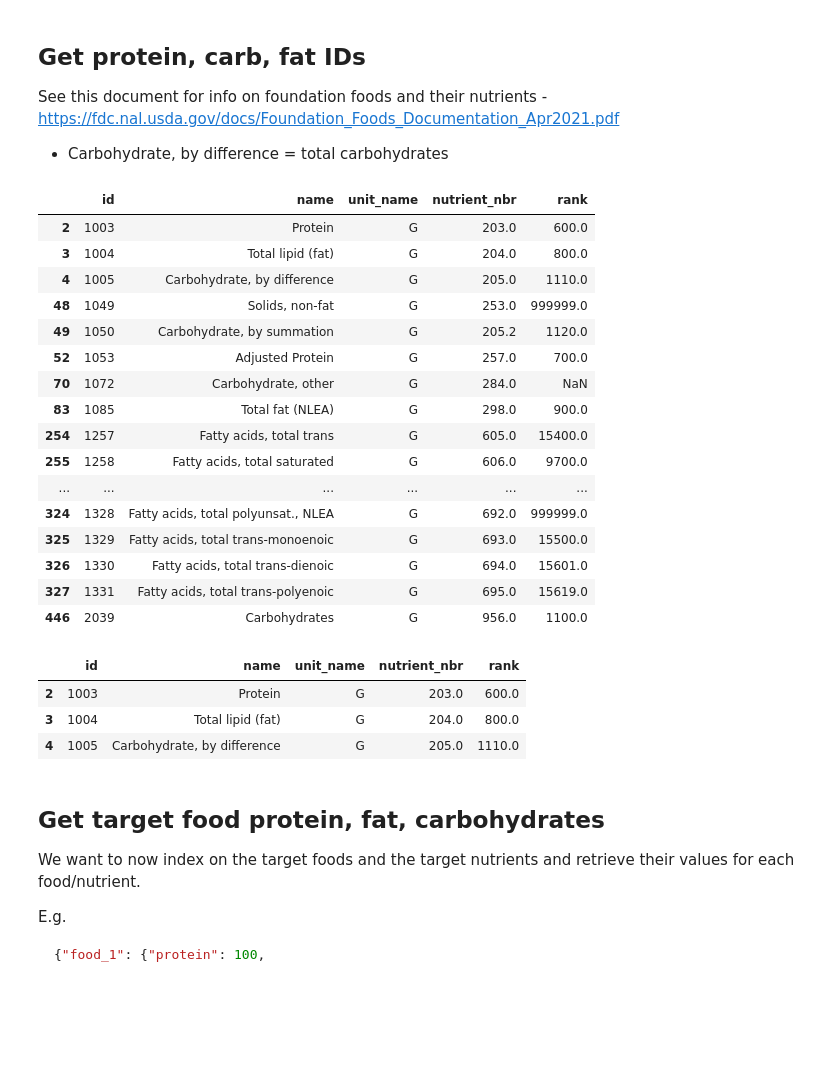
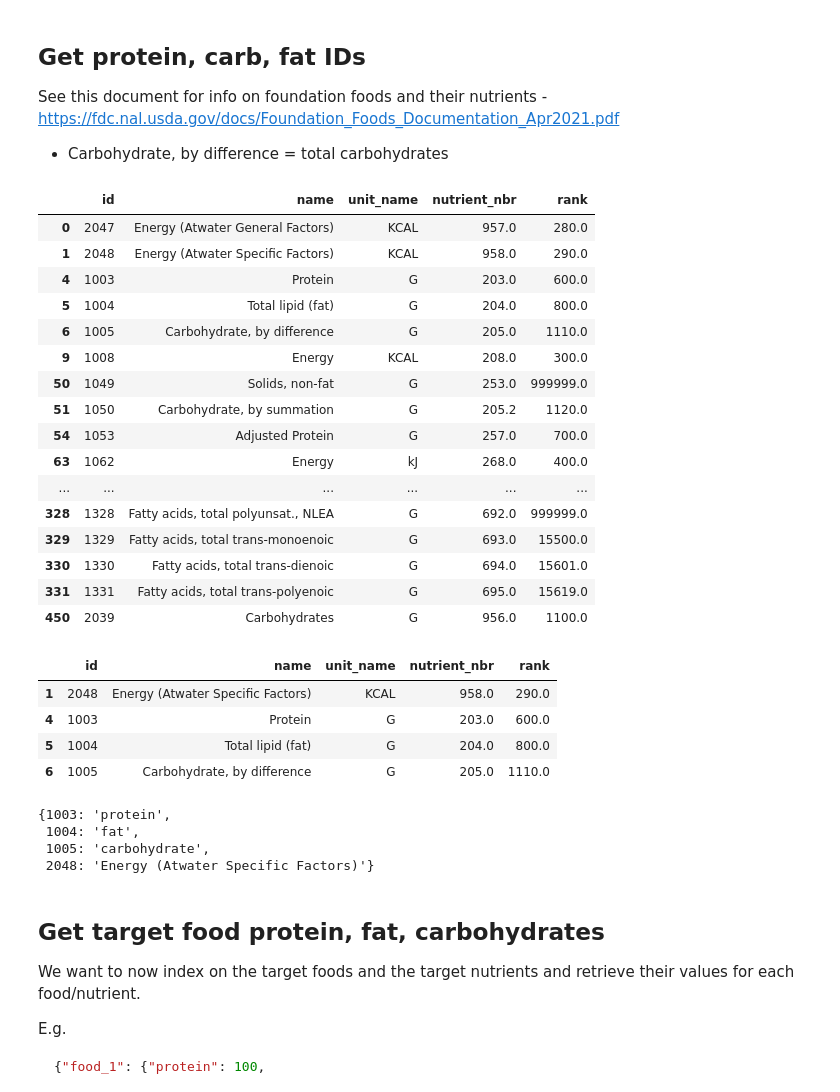
Before and after one commit to PaingLinHtike/Nutrify, a Jupyter notebook: data_exploration/usda_food_data_exploration.ipynb, the cells around one changed output. Cells and saved outputs as stored; diff of their text form; code cells hidden in the pictures; blank space fills up the shorter version.

Commit message:
add atwater specific factors

```diff
--- a/data_exploration/usda_food_data_exploration.ipynb
+++ b/data_exploration/usda_food_data_exploration.ipynb
@@ -14,11 +14,11 @@ import matplotlib.pyplot as plt
 ## Get Data
 # %%
 # Import databases
-food = pd.read_csv("data/FoodData_Central_foundation_food_csv_2021-04-28/food.csv")
-food_survey = pd.read_csv("data/FoodData_Central_survey_food_csv_2020-10-30/food.csv")
-nutrient = pd.read_csv("data/FoodData_Central_Supporting_Data_csv_2021-04-28/nutrient.csv")
-food_nutrient = pd.read_csv("data/FoodData_Central_foundation_food_csv_2021-04-28/food_nutrient.csv")
-food_nutrient_survey = pd.read_csv("data/FoodData_Central_survey_food_csv_2020-10-30/food_nutrient.csv")
+food = pd.read_csv("data/FoodData_Central_foundation_food_csv_2026-04-30/food.csv")
+food_survey = pd.read_csv("data/FoodData_Central_survey_food_csv_2024-10-31/food.csv")
+nutrient = pd.read_csv("data/FoodData_Central_Supporting_Data_csv_2022-10-28/nutrient.csv")
+food_nutrient = pd.read_csv("data/FoodData_Central_foundation_food_csv_2026-04-30/food_nutrient.csv")
+food_nutrient_survey = pd.read_csv("data/FoodData_Central_survey_food_csv_2024-10-31/food_nutrient.csv")
 
 print(len(food), len(food_survey), len(nutrient), len(food_nutrient), len(food_nutrient_survey))
 
@@ -355,38 +386,51 @@ See this document for info on foundation foods and their nutrients - https://fdc
 # %%
 nutrient[(nutrient["name"].str.contains("protein", case=False)) | \
          (nutrient["name"].str.contains("carbohydrate", case=False)) | \
-         (nutrient["name"].str.contains("fat", case=False))]
+         (nutrient["name"].str.contains("fat", case=False)) | \
+         (nutrient["name"].str.contains("energy", case=False))]
 # %% [output]
 |  | id | name | unit_name | nutrient_nbr | rank |
-| 2 | 1003 | Protein | G | 203.0 | 600.0 |
-| 3 | 1004 | Total lipid (fat) | G | 204.0 | 800.0 |
-| 4 | 1005 | Carbohydrate, by difference | G | 205.0 | 1110.0 |
-| 48 | 1049 | Solids, non-fat | G | 253.0 | 999999.0 |
-| 49 | 1050 | Carbohydrate, by summation | G | 205.2 | 1120.0 |
-| 52 | 1053 | Adjusted Protein | G | 257.0 | 700.0 |
-| 70 | 1072 | Carbohydrate, other | G | 284.0 | NaN |
-| 83 | 1085 | Total fat (NLEA) | G | 298.0 | 900.0 |
-| 254 | 1257 | Fatty acids, total trans | G | 605.0 | 15400.0 |
-| 255 | 1258 | Fatty acids, total saturated | G | 606.0 | 9700.0 |
+| 0 | 2047 | Energy (Atwater General Factors) | KCAL | 957.0 | 280.0 |
+| 1 | 2048 | Energy (Atwater Specific Factors) | KCAL | 958.0 | 290.0 |
+| 4 | 1003 | Protein | G | 203.0 | 600.0 |
+| 5 | 1004 | Total lipid (fat) | G | 204.0 | 800.0 |
+| 6 | 1005 | Carbohydrate, by difference | G | 205.0 | 1110.0 |
+| 9 | 1008 | Energy | KCAL | 208.0 | 300.0 |
+| 50 | 1049 | Solids, non-fat | G | 253.0 | 999999.0 |
+| 51 | 1050 | Carbohydrate, by summation | G | 205.2 | 1120.0 |
+| 54 | 1053 | Adjusted Protein | G | 257.0 | 700.0 |
+| 63 | 1062 | Energy | kJ | 268.0 | 400.0 |
 | ... | ... | ... | ... | ... | ... |
-| 324 | 1328 | Fatty acids, total polyunsat., NLEA | G | 692.0 | 999999.0 |
-| 325 | 1329 | Fatty acids, total trans-monoenoic | G | 693.0 | 15500.0 |
-| 326 | 1330 | Fatty acids, total trans-dienoic | G | 694.0 | 15601.0 |
-| 327 | 1331 | Fatty acids, total trans-polyenoic | G | 695.0 | 15619.0 |
-| 446 | 2039 | Carbohydrates | G | 956.0 | 1100.0 |
+| 328 | 1328 | Fatty acids, total polyunsat., NLEA | G | 692.0 | 999999.0 |
+| 329 | 1329 | Fatty acids, total trans-monoenoic | G | 693.0 | 15500.0 |
+| 330 | 1330 | Fatty acids, total trans-dienoic | G | 694.0 | 15601.0 |
+| 331 | 1331 | Fatty acids, total trans-polyenoic | G | 695.0 | 15619.0 |
+| 450 | 2039 | Carbohydrates | G | 956.0 | 1100.0 |
 # %%
-target_nutrients = nutrient[nutrient["name"].isin(["Protein", "Total lipid (fat)", "Carbohydrate, by difference"])]
+target_nutrients = nutrient[nutrient["name"].isin(["Protein", "Total lipid (fat)", "Carbohydrate, by difference", "Energy (Atwater Specific Factors)"])]
+
+# target_nutrients = target_nutrients[
+#     ~((nutrient["name"] == "Energy") & (nutrient["unit_name"] == "kJ"))
+# ]
 target_nutrients
 # %% [output]
 |  | id | name | unit_name | nutrient_nbr | rank |
-| 2 | 1003 | Protein | G | 203.0 | 600.0 |
-| 3 | 1004 | Total lipid (fat) | G | 204.0 | 800.0 |
-| 4 | 1005 | Carbohydrate, by difference | G | 205.0 | 1110.0 |
+| 1 | 2048 | Energy (Atwater Specific Factors) | KCAL | 958.0 | 290.0 |
+| 4 | 1003 | Protein | G | 203.0 | 600.0 |
+| 5 | 1004 | Total lipid (fat) | G | 204.0 | 800.0 |
+| 6 | 1005 | Carbohydrate, by difference | G | 205.0 | 1110.0 |
 # %%
 target_nutrient_dict = {1003: "protein",
     1004: "fat",
-    1005: "carbohydrate"
+    1005: "carbohydrate",
+    2048: "Energy (Atwater Specific Factors)"
 }
+target_nutrient_dict
+# %% [output]
+{1003: 'protein',
+ 1004: 'fat',
+ 1005: 'carbohydrate',
+ 2048: 'Energy (Atwater Specific Factors)'}
 # %% [markdown]
 ## Get target food protein, fat, carbohydrates
 
```
Also changed, not shown: parts of 31 cells of this notebook, 1 other file.
